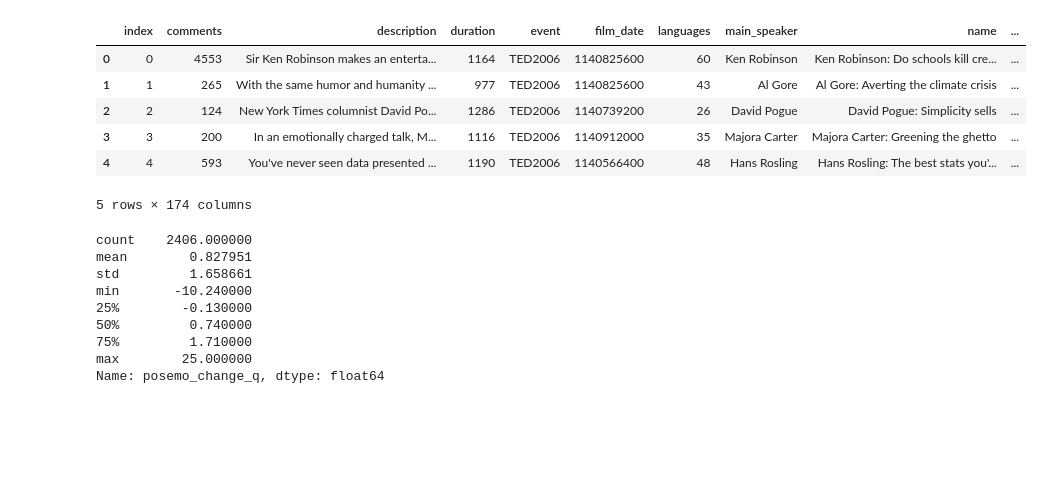
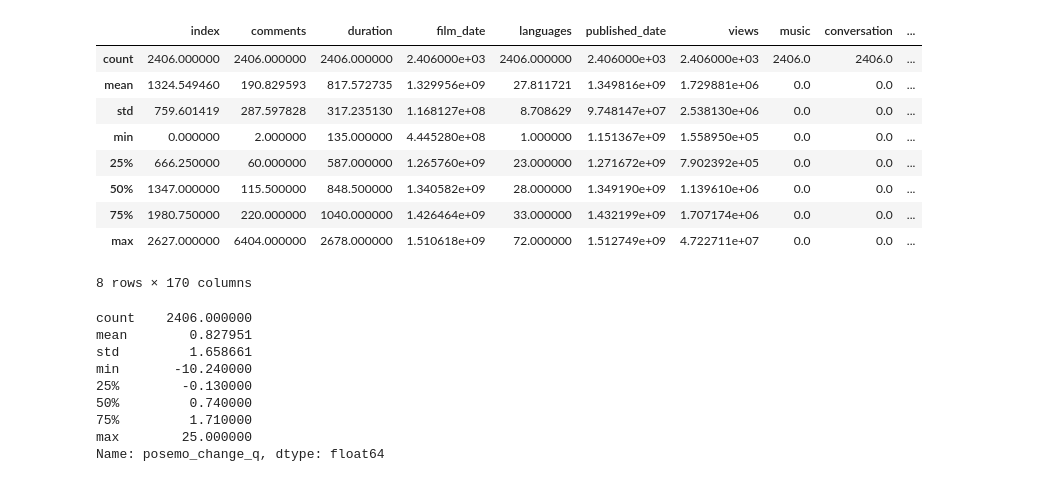
Before and after one commit to owentemple/TED-talks, a Jupyter notebook: transcript-process.ipynb, the cells around one changed output. Drawn from its saved outputs; the diff is of its cells as text; code cells hidden in the pictures; blank space fills up the shorter version.

Commit message:
refactor and streamline data pipeline

```diff
--- a/transcript-process.ipynb
+++ b/transcript-process.ipynb
@@ -10,8 +10,8 @@ def read_data():
     return df
 
 def calculate_sentiment_change_by_halves():
-    df['posemo_change_h'] = df['posemo2'] - df['posemo1']
-    df['negemo_change_h'] = df['negemo2'] - df['negemo1']
+    df['posemo_change_h'] = df['posemo_2h'] - df['posemo_1h']
+    df['negemo_change_h'] = df['negemo_2h'] - df['negemo_1h']
     df['affect_change_h'] = df['posemo_change_h'] + df['negemo_change_h']
     return df
 
@@ -41,15 +41,18 @@ def create_moral_category_from_subsets():
     df = create_published_year()
     df = create_moral_category_from_subsets()
 # %%
-df.head()
+df.describe()
 # %% [output]
-|  | index | comments | description | duration | event | film_date | languages | main_speaker | name | ... |
-| 0 | 0 | 4553 | Sir Ken Robinson makes an enterta... | 1164 | TED2006 | 1140825600 | 60 | Ken Robinson | Ken Robinson: Do schools kill cre... | ... |
-| 1 | 1 | 265 | With the same humor and humanity ... | 977 | TED2006 | 1140825600 | 43 | Al Gore | Al Gore: Averting the climate crisis | ... |
-| 2 | 2 | 124 | New York Times columnist David Po... | 1286 | TED2006 | 1140739200 | 26 | David Pogue | David Pogue: Simplicity sells | ... |
-| 3 | 3 | 200 | In an emotionally charged talk, M... | 1116 | TED2006 | 1140912000 | 35 | Majora Carter | Majora Carter: Greening the ghetto | ... |
-| 4 | 4 | 593 | You've never seen data presented ... | 1190 | TED2006 | 1140566400 | 48 | Hans Rosling | Hans Rosling: The best stats you'... | ... |
+|  | index | comments | duration | film_date | languages | published_date | views | music | conversation | ... |
+| count | 2406.000000 | 2406.000000 | 2406.000000 | 2.406000e+03 | 2406.000000 | 2.406000e+03 | 2.406000e+03 | 2406.0 | 2406.0 | ... |
+| mean | 1324.549460 | 190.829593 | 817.572735 | 1.329956e+09 | 27.811721 | 1.349816e+09 | 1.729881e+06 | 0.0 | 0.0 | ... |
+| std | 759.601419 | 287.597828 | 317.235130 | 1.168127e+08 | 8.708629 | 9.748147e+07 | 2.538130e+06 | 0.0 | 0.0 | ... |
+| min | 0.000000 | 2.000000 | 135.000000 | 4.445280e+08 | 1.000000 | 1.151367e+09 | 1.558950e+05 | 0.0 | 0.0 | ... |
+| 25% | 666.250000 | 60.000000 | 587.000000 | 1.265760e+09 | 23.000000 | 1.271672e+09 | 7.902392e+05 | 0.0 | 0.0 | ... |
+| 50% | 1347.000000 | 115.500000 | 848.500000 | 1.340582e+09 | 28.000000 | 1.349190e+09 | 1.139610e+06 | 0.0 | 0.0 | ... |
+| 75% | 1980.750000 | 220.000000 | 1040.000000 | 1.426464e+09 | 33.000000 | 1.432199e+09 | 1.707174e+06 | 0.0 | 0.0 | ... |
+| max | 2627.000000 | 6404.000000 | 2678.000000 | 1.510618e+09 | 72.000000 | 1.512749e+09 | 4.722711e+07 | 0.0 | 0.0 | ... |
-5 rows × 174 columns
+8 rows × 170 columns
 # %%
 df['posemo_change_q'].describe()
 # %% [output]
```
Also changed, not shown: parts of 2 cells of this notebook, 5 other files.
